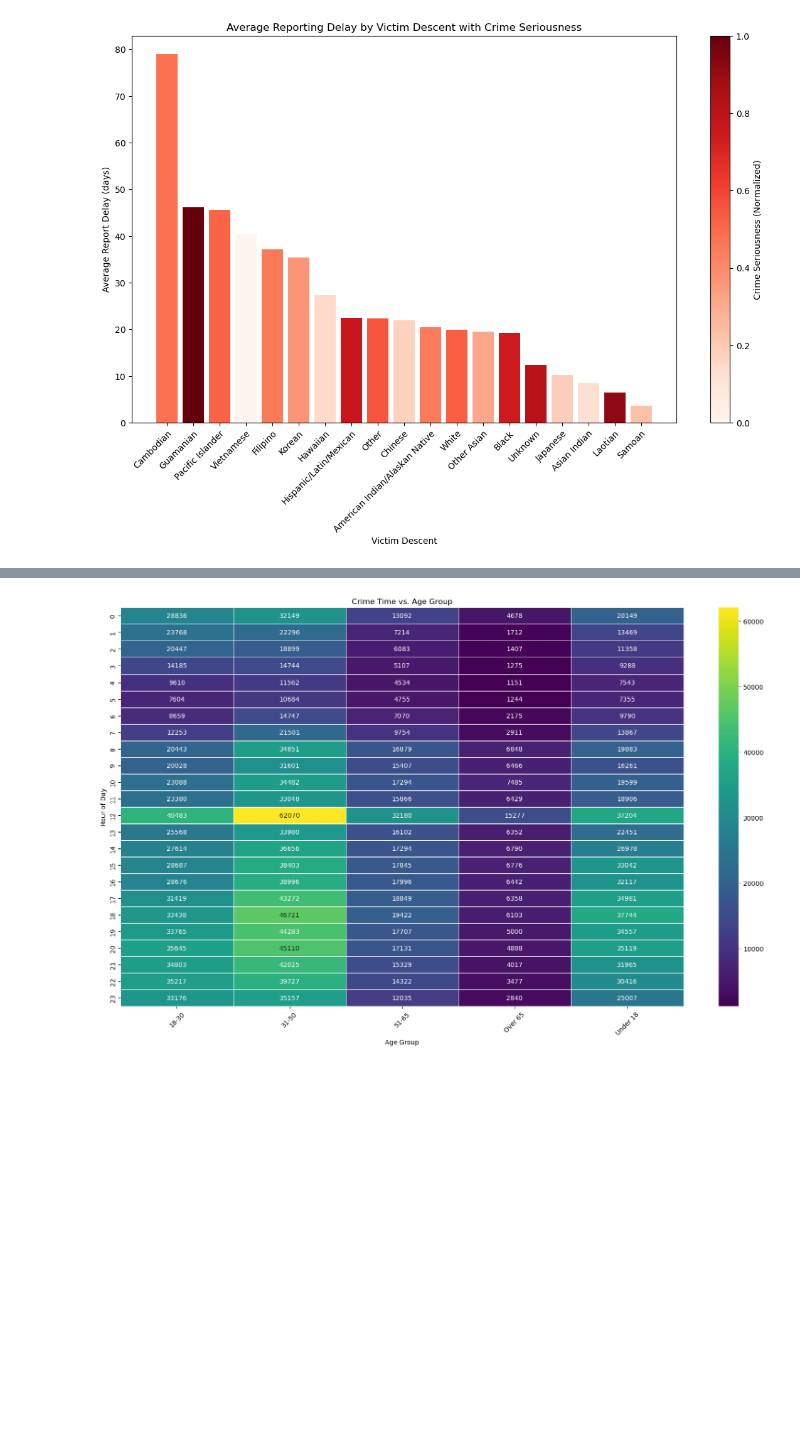
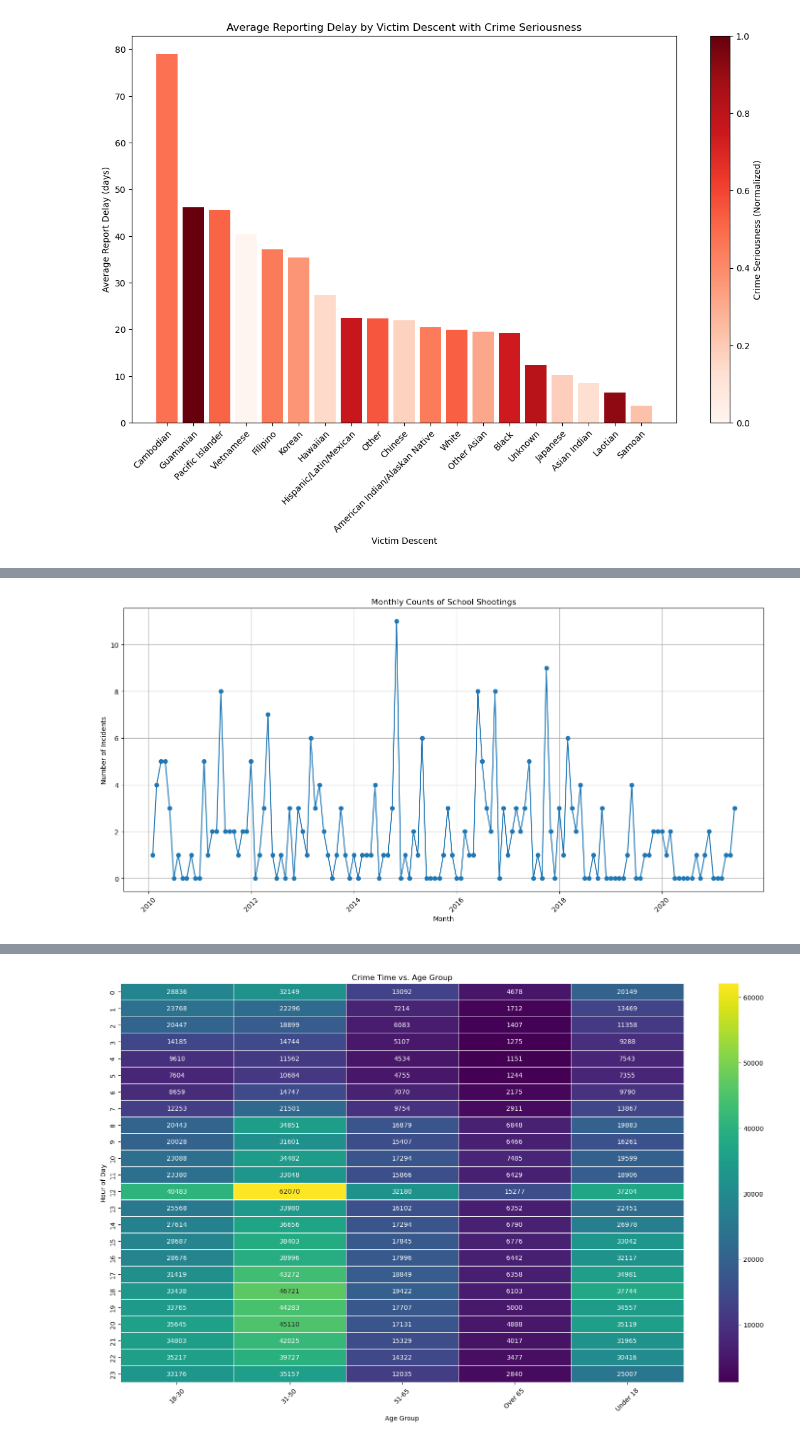
Before and after one commit to Odysseas-Stefanakis/UCalgary_Research_Odysseas, a Jupyter notebook: LA_Crime_Data.ipynb, the cells around one changed output, grey strips where cells are left out. Saved outputs shown, nothing was run; the diff lists cells and outputs as text; code cells hidden in the pictures; blank space fills up the shorter version.

```diff
--- a/LA_Crime_Data.ipynb
+++ b/LA_Crime_Data.ipynb
@@ -413,0 +449,30 @@ plt.show()
+# %%
+import matplotlib.pyplot as plt
+import pandas as pd
+
+# Assuming 'la_crime_data_2010_to_2021_sorted' is already loaded and prepared
+
+# Filter for incidents likely to be school shootings with firearms and make a copy to avoid setting with copy warning
+school_shootings = la_crime_data_2010_to_2021_sorted[
+    (la_crime_data_2010_to_2021_sorted['Premis Desc'].str.contains('SCHOOL', na=False)) &
+    (la_crime_data_2010_to_2021_sorted['Weapon Desc'].str.contains('GUN|FIREARM|RIFLE|PISTOL', na=False, case=False))
+].copy()
+
+# Ensure 'DATE OCC' is in datetime format to enable resampling
+school_shootings['DATE OCC'] = pd.to_datetime(school_shootings['DATE OCC'])
+
+# Grouping by month using resample
+shootings_per_month = school_shootings.resample('ME', on='DATE OCC').size().reset_index(name='Count')
+
+# Plotting the monthly counts of school shootings
+plt.figure(figsize=(14, 7))
+plt.plot(shootings_per_month['DATE OCC'], shootings_per_month['Count'], marker='o', linestyle='-')
+plt.title('Monthly Counts of School Shootings')
+plt.xlabel('Month')
+plt.ylabel('Number of Incidents')
+plt.grid(True)
+plt.xticks(rotation=45)  # Rotate the date labels for better readability
+plt.tight_layout()  # Adjust layout to make room for the rotated date labels
+plt.show()
+# %% [output]
+[figure, added]
```
Also changed, not shown: parts of 4 cells of this notebook.
